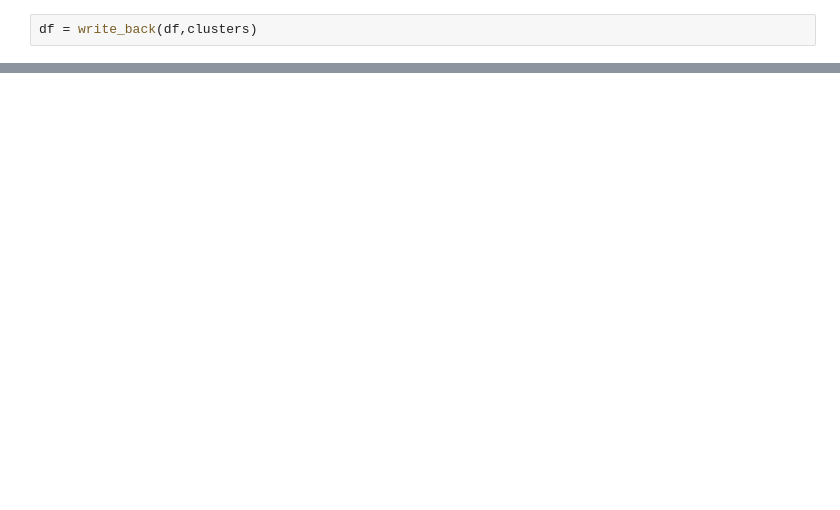
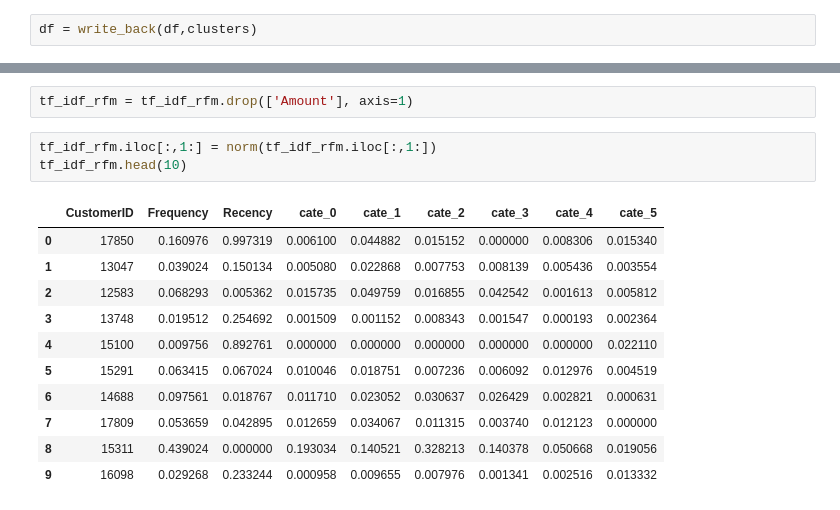
Before and after one commit to fay067/CSC522_P08_Project, a Jupyter notebook: tf-idf_prod_clustering.ipynb, the cells around one changed output, grey strips where cells are left out. Drawn from its saved outputs; the diff is of its cells as text; blank space fills up the shorter version.

```diff
--- a/tf-idf_prod_clustering.ipynb
+++ b/tf-idf_prod_clustering.ipynb
@@ -122,0 +123,17 @@ td_idf_rfm.head(10)
+# %%
+tf_idf_rfm = tf_idf_rfm.drop(['Amount'], axis=1)
+# %%
+tf_idf_rfm.iloc[:,1:] = norm(tf_idf_rfm.iloc[:,1:])
+tf_idf_rfm.head(10)
+# %% [output]
+|  | CustomerID | Frequency | Recency | cate_0 | cate_1 | cate_2 | cate_3 | cate_4 | cate_5 |
+| 0 | 17850 | 0.160976 | 0.997319 | 0.006100 | 0.044882 | 0.015152 | 0.000000 | 0.008306 | 0.015340 |
+| 1 | 13047 | 0.039024 | 0.150134 | 0.005080 | 0.022868 | 0.007753 | 0.008139 | 0.005436 | 0.003554 |
+| 2 | 12583 | 0.068293 | 0.005362 | 0.015735 | 0.049759 | 0.016855 | 0.042542 | 0.001613 | 0.005812 |
+| 3 | 13748 | 0.019512 | 0.254692 | 0.001509 | 0.001152 | 0.008343 | 0.001547 | 0.000193 | 0.002364 |
+| 4 | 15100 | 0.009756 | 0.892761 | 0.000000 | 0.000000 | 0.000000 | 0.000000 | 0.000000 | 0.022110 |
+| 5 | 15291 | 0.063415 | 0.067024 | 0.010046 | 0.018751 | 0.007236 | 0.006092 | 0.012976 | 0.004519 |
+| 6 | 14688 | 0.097561 | 0.018767 | 0.011710 | 0.023052 | 0.030637 | 0.026429 | 0.002821 | 0.000631 |
+| 7 | 17809 | 0.053659 | 0.042895 | 0.012659 | 0.034067 | 0.011315 | 0.003740 | 0.012123 | 0.000000 |
+| 8 | 15311 | 0.439024 | 0.000000 | 0.193034 | 0.140521 | 0.328213 | 0.140378 | 0.050668 | 0.019056 |
+| 9 | 16098 | 0.029268 | 0.233244 | 0.000958 | 0.009655 | 0.007976 | 0.001341 | 0.002516 | 0.013332 |
```
Also changed, not shown: parts of 5 cells of this notebook, 1 other file.
